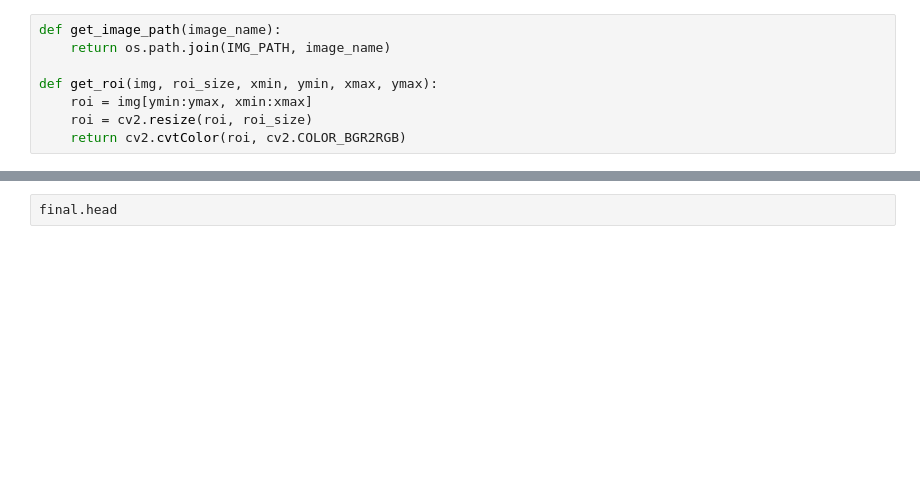
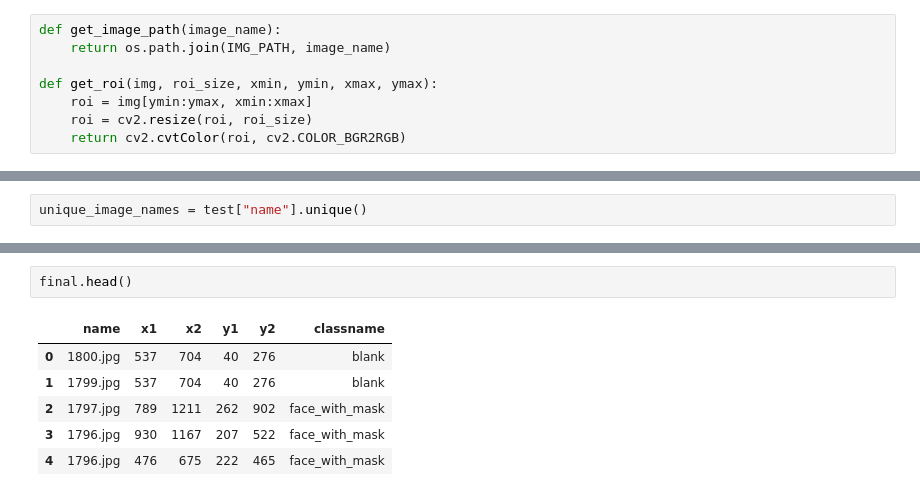
Before and after one commit to sd8capricon/face-mask-assignment, a Jupyter notebook: notebook_test.ipynb, the cells around one changed output, grey strips where cells are left out. Cells and saved outputs as stored; diff of their text form; blank space fills up the shorter version.

```diff
--- a/notebook_test.ipynb
+++ b/notebook_test.ipynb
@@ -108,0 +127,2 @@ WARNING:tensorflow:5 out of the last 13 calls to <function TensorFlowTrainer.mak
+# %%
+unique_image_names = test["name"].unique()
@@ -109,2 +214,9 @@ WARNING:tensorflow:5 out of the last 13 calls to <function TensorFlowTrainer.mak
 # %%
-final.head
+final.head()
+# %% [output]
+|  | name | x1 | x2 | y1 | y2 | classname |
+| 0 | 1800.jpg | 537 | 704 | 40 | 276 | blank |
+| 1 | 1799.jpg | 537 | 704 | 40 | 276 | blank |
+| 2 | 1797.jpg | 789 | 1211 | 262 | 902 | face_with_mask |
+| 3 | 1796.jpg | 930 | 1167 | 207 | 522 | face_with_mask |
+| 4 | 1796.jpg | 476 | 675 | 222 | 465 | face_with_mask |
```
Also changed, not shown: parts of 10 cells of this notebook, 4 other files.
